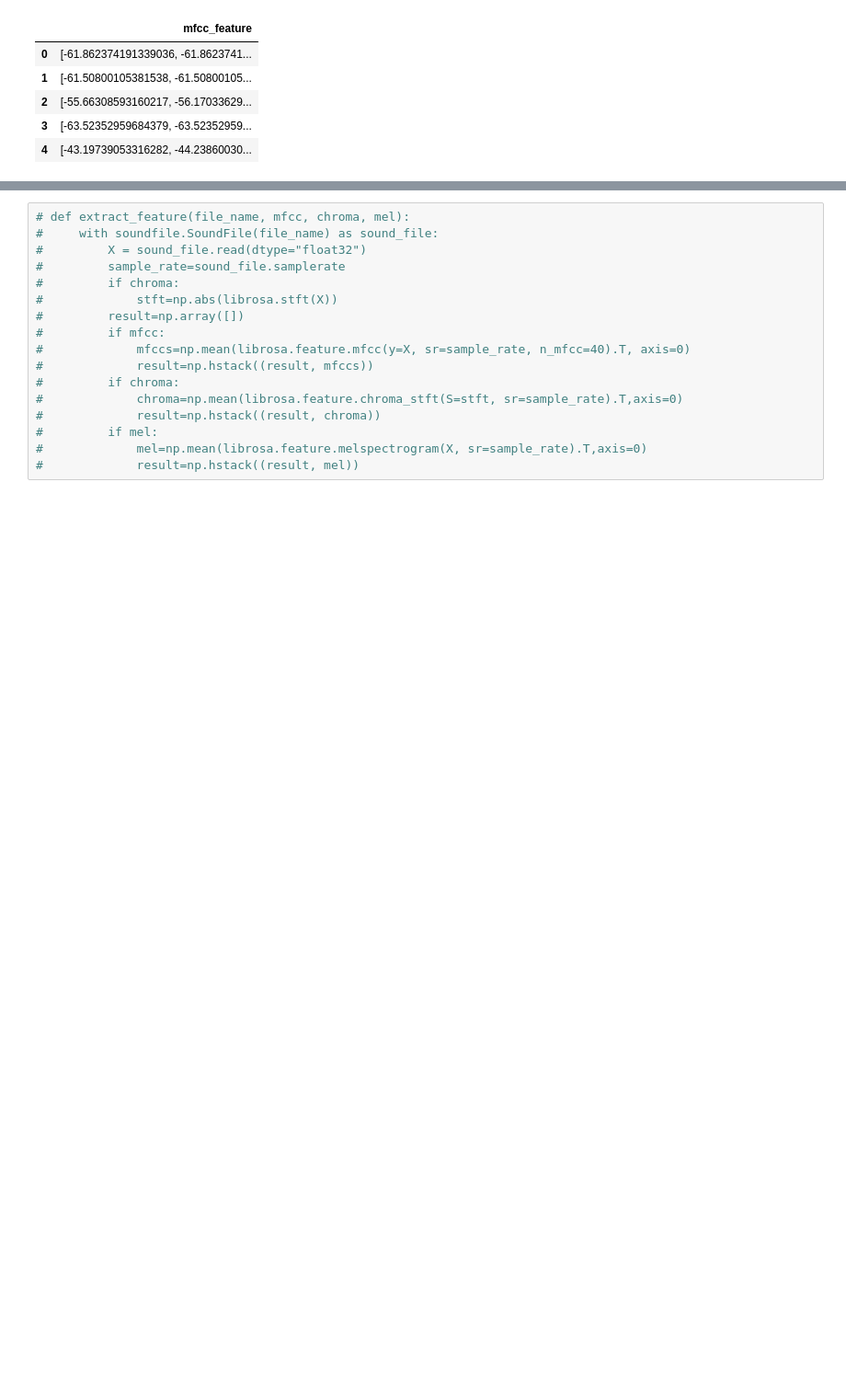
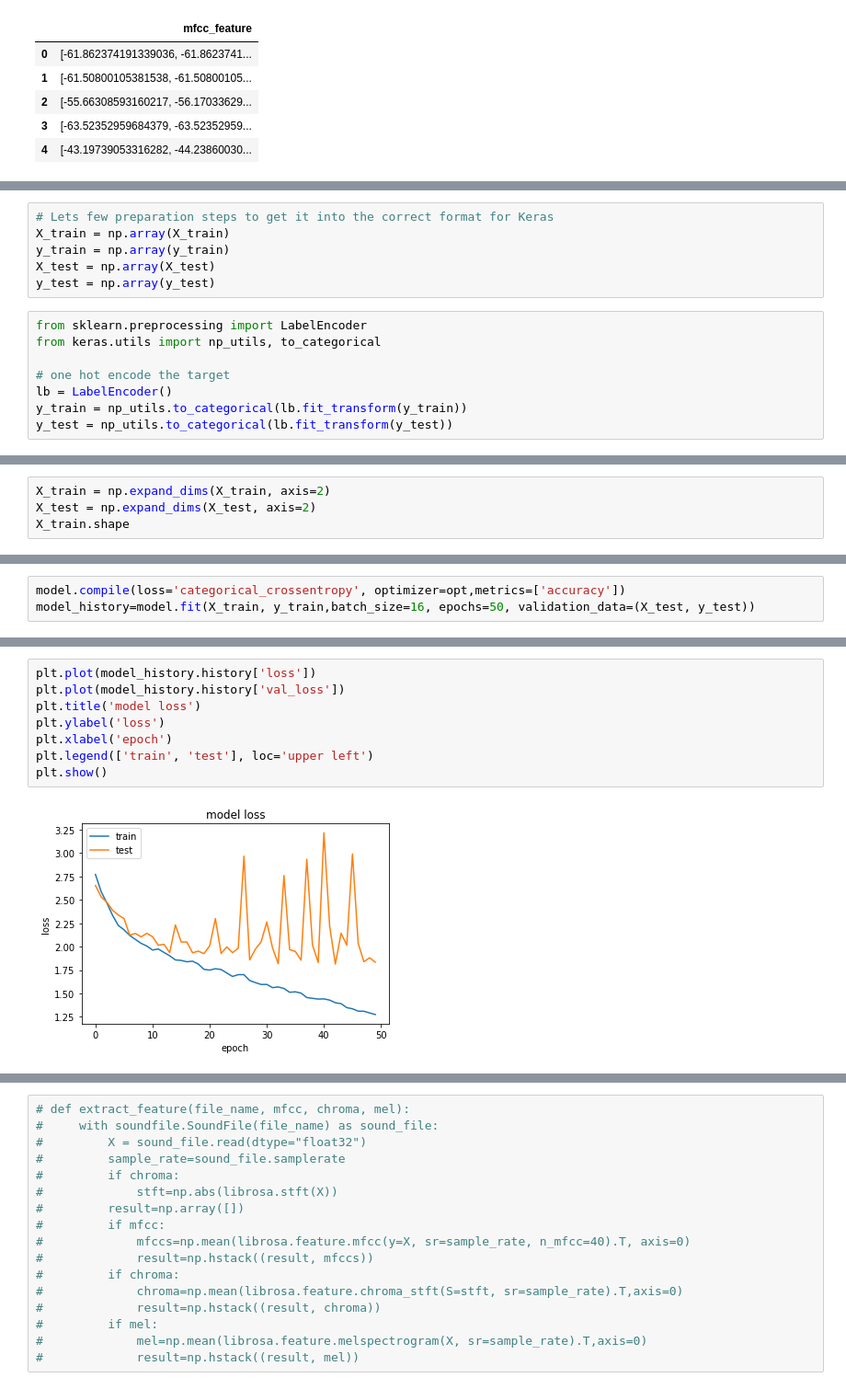
Before and after one commit to mkosaka1/Speech_Emotion_Recognition, a Jupyter notebook: eda_preprocessing.ipynb, the cells around one changed output, grey strips where cells are left out. Shown at 92% size. Cells and saved outputs as stored; diff of their text form; blank space fills up the shorter version.

```diff
--- a/eda_preprocessing.ipynb
+++ b/eda_preprocessing.ipynb
@@ -340,0 +281,14 @@ df_combined[:5]
+# %%
+# Lets few preparation steps to get it into the correct format for Keras
+X_train = np.array(X_train)
+y_train = np.array(y_train)
+X_test = np.array(X_test)
+y_test = np.array(y_test)
+# %%
+from sklearn.preprocessing import LabelEncoder
+from keras.utils import np_utils, to_categorical
+
+# one hot encode the target
+lb = LabelEncoder()
+y_train = np_utils.to_categorical(lb.fit_transform(y_train))
+y_test = np_utils.to_categorical(lb.fit_transform(y_test))
@@ -340,0 +304,4 @@ df_combined[:5]
+# %%
+X_train = np.expand_dims(X_train, axis=2)
+X_test = np.expand_dims(X_test, axis=2)
+X_train.shape
@@ -340,0 +367,3 @@ df_combined[:5]
+# %%
+model.compile(loss='categorical_crossentropy', optimizer=opt,metrics=['accuracy'])
+model_history=model.fit(X_train, y_train,batch_size=16, epochs=50, validation_data=(X_test, y_test))
@@ -340,0 +388,10 @@ df_combined[:5]
+# %%
+plt.plot(model_history.history['loss'])
+plt.plot(model_history.history['val_loss'])
+plt.title('model loss')
+plt.ylabel('loss')
+plt.xlabel('epoch')
+plt.legend(['train', 'test'], loc='upper left')
+plt.show()
+# %% [output]
+[figure, added]
```
Also changed, not shown: parts of 32 cells of this notebook.
